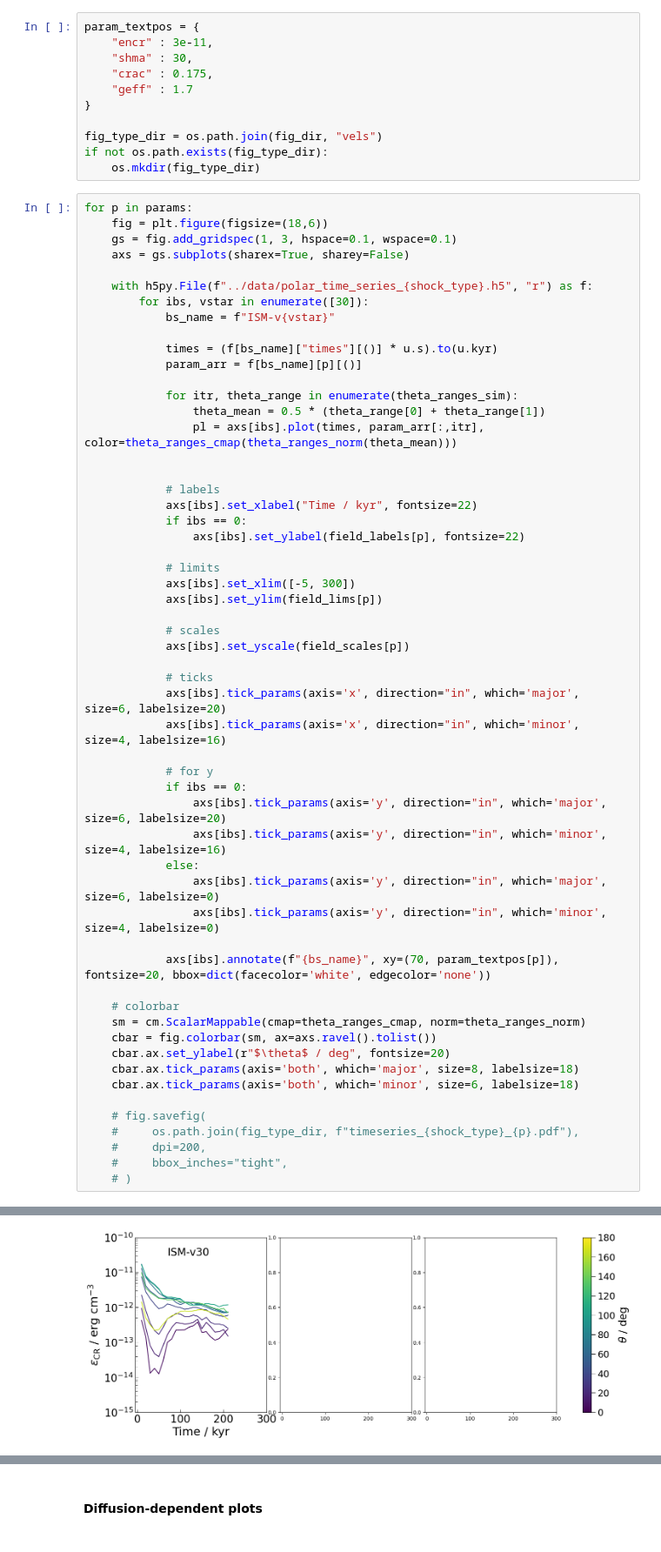
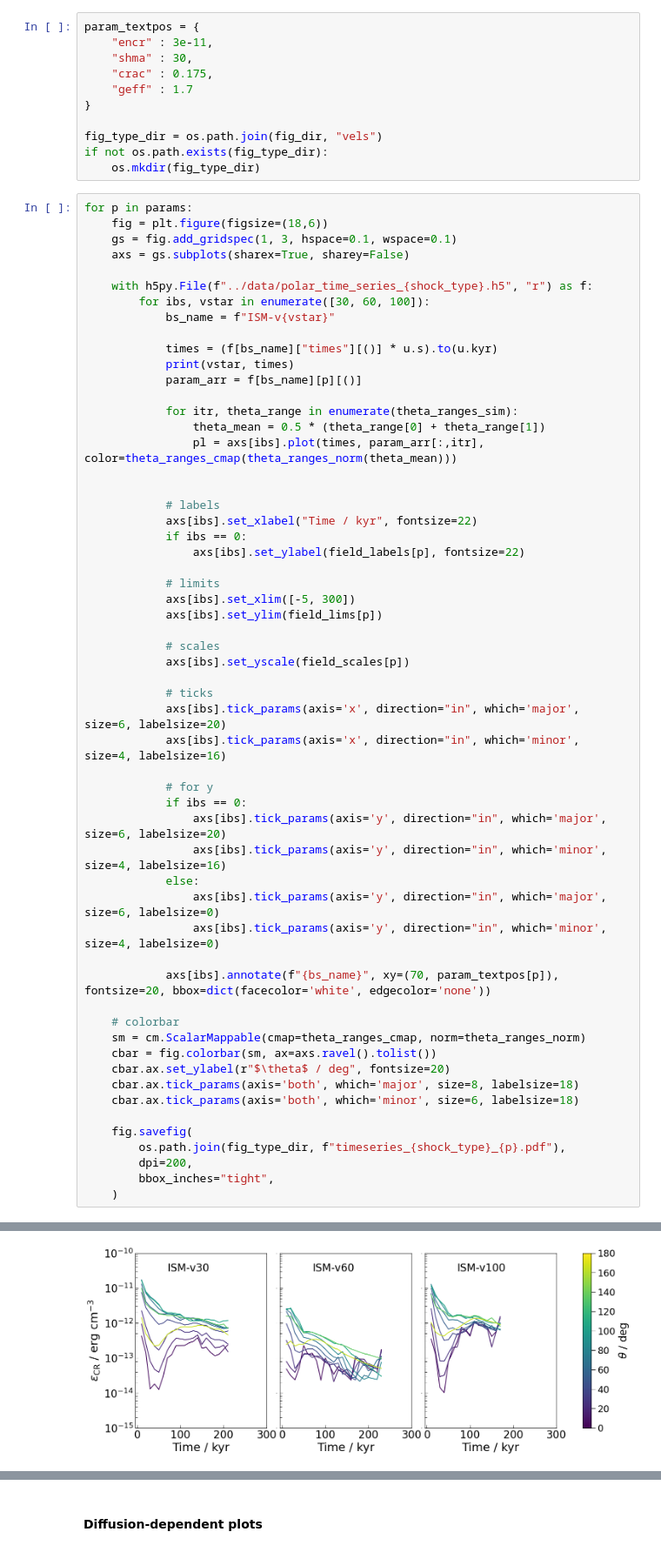
Before and after one commit to kwat0308/crbowshock_analysis_tools, a Jupyter notebook: calculate_CRshock_properties/plot_timeseries.ipynb, the cells around one changed output, grey strips where cells are left out. Shown at 87% size. Saved outputs shown, nothing was run; the diff lists cells and outputs as text.

```diff
--- a/calculate_CRshock_properties/plot_timeseries.ipynb
+++ b/calculate_CRshock_properties/plot_timeseries.ipynb
@@ -51,10 +51,11 @@ for p in params:
     axs = gs.subplots(sharex=True, sharey=False)
 
     with h5py.File(f"../data/polar_time_series_{shock_type}.h5", "r") as f:
-        for ibs, vstar in enumerate([30]):
+        for ibs, vstar in enumerate([30, 60, 100]):
             bs_name = f"ISM-v{vstar}"
 
             times = (f[bs_name]["times"][()] * u.s).to(u.kyr)
+            print(vstar, times)
             param_arr = f[bs_name][p][()]
 
             for itr, theta_range in enumerate(theta_ranges_sim):
@@ -95,9 +96,9 @@ for p in params:
     cbar.ax.tick_params(axis='both', which='major', size=8, labelsize=18)
     cbar.ax.tick_params(axis='both', which='minor', size=6, labelsize=18)
 
-    # fig.savefig(
-    #     os.path.join(fig_type_dir, f"timeseries_{shock_type}_{p}.pdf"),
-    #     dpi=200,
-    #     bbox_inches="tight",
-    # )
+    fig.savefig(
+        os.path.join(fig_type_dir, f"timeseries_{shock_type}_{p}.pdf"),
+        dpi=200,
+        bbox_inches="tight",
+    )
 # %% [output]
@@ -104 +122 @@ for p in params:
-[figure, old version]
+[figure, new version]
```
Also changed, not shown: parts of 6 cells of this notebook, 12 other files.
